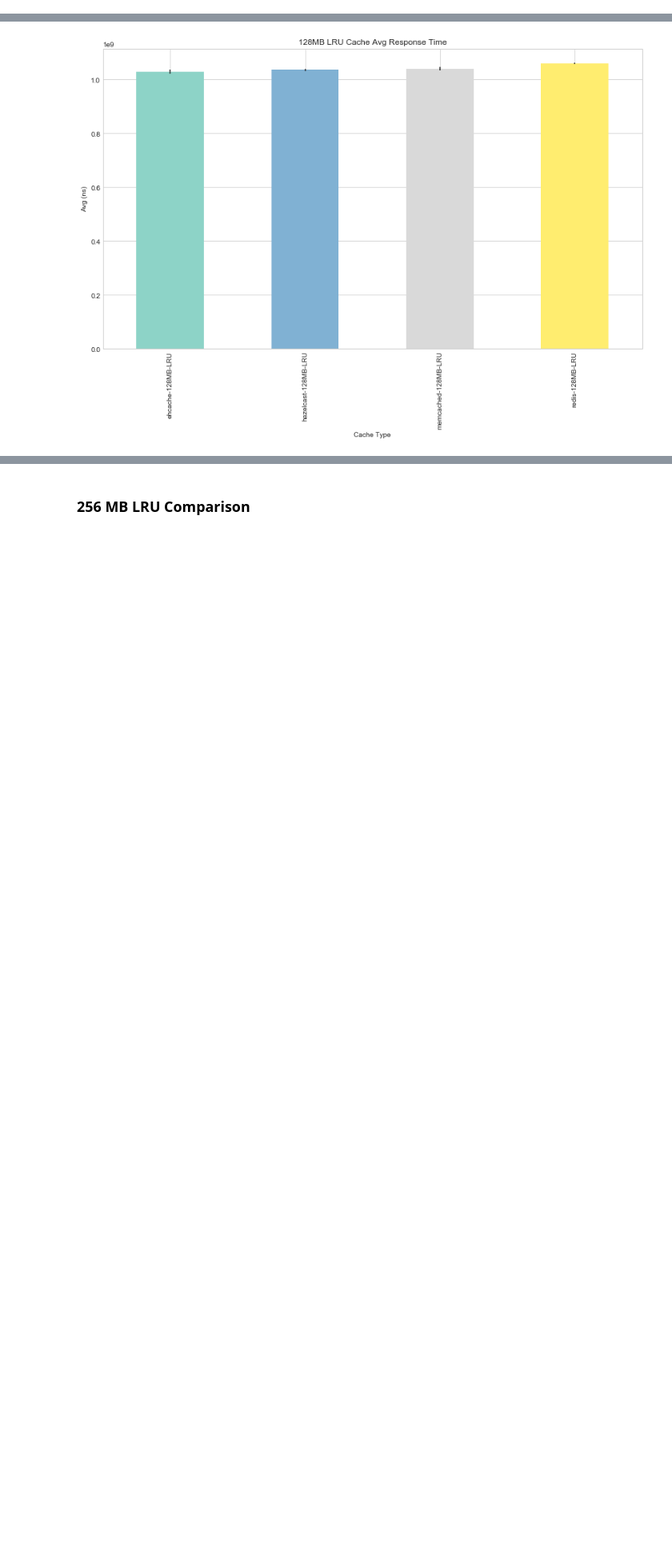
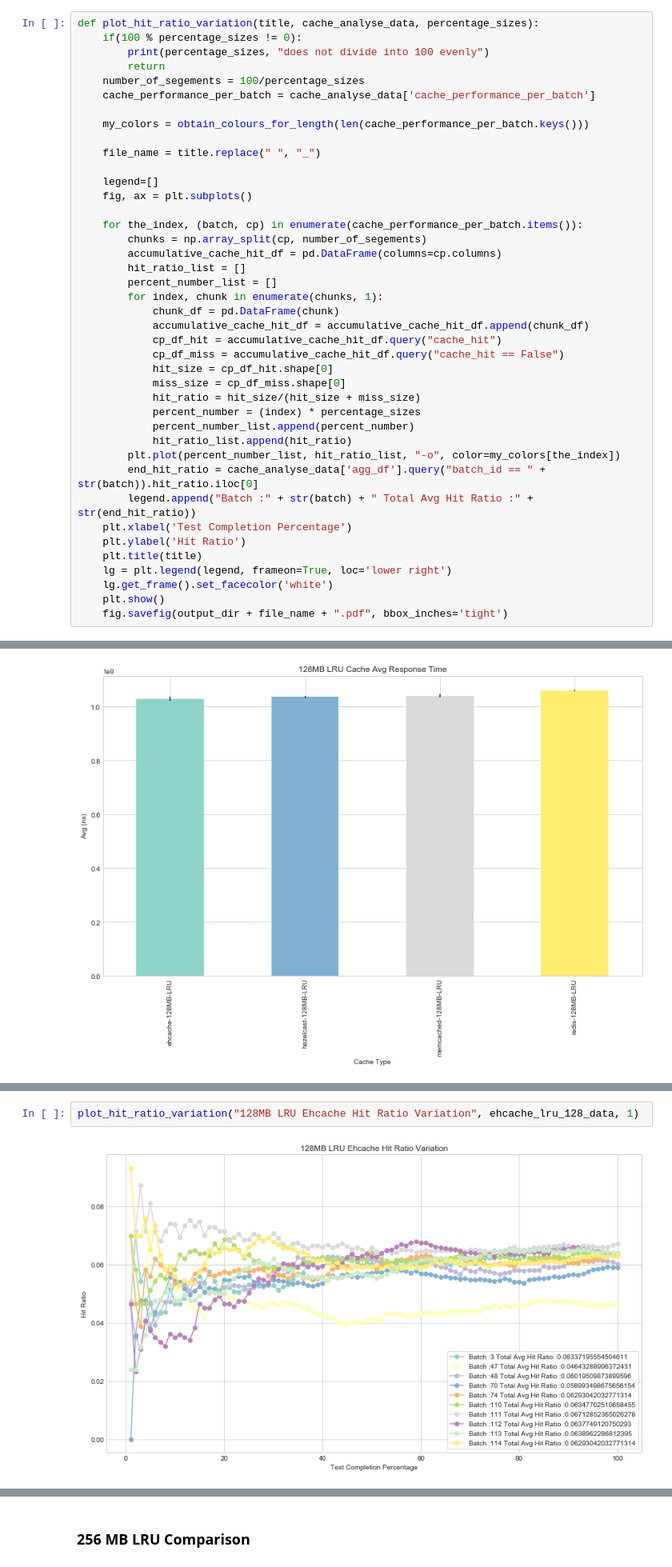
Before and after one commit to 1carew1/cachingrest_data_investigation, a Jupyter notebook: Cachingrest_Data_Investigation.ipynb, the cells around one changed output, grey strips where cells are left out. Shown at 80% size. Drawn from its saved outputs; the diff is of its cells as text; blank space fills up the shorter version.

Commit message:
Adding a function for hit ratio variation

```diff
--- a/Cachingrest_Data_Investigation.ipynb
+++ b/Cachingrest_Data_Investigation.ipynb
@@ -403,3 +405,44 @@ def plot_cache_size_vs_avg_line(title, field, *cache_analyse_data_list):
+# %%
+def plot_hit_ratio_variation(title, cache_analyse_data, percentage_sizes):
+    if(100 % percentage_sizes != 0):
+        print(percentage_sizes, "does not divide into 100 evenly")
+        return
+    number_of_segements = 100/percentage_sizes
+    cache_performance_per_batch = cache_analyse_data['cache_performance_per_batch']
+
+    my_colors = obtain_colours_for_length(len(cache_performance_per_batch.keys()))
+
+    file_name = title.replace(" ", "_")
+
+    legend=[]
+    fig, ax = plt.subplots()
+
+    for the_index, (batch, cp) in enumerate(cache_performance_per_batch.items()):
+        chunks = np.array_split(cp, number_of_segements)
+        accumulative_cache_hit_df = pd.DataFrame(columns=cp.columns)
+        hit_ratio_list = []
+        percent_number_list = []
+        for index, chunk in enumerate(chunks, 1):
+            chunk_df = pd.DataFrame(chunk)
+            accumulative_cache_hit_df = accumulative_cache_hit_df.append(chunk_df)
+            cp_df_hit = accumulative_cache_hit_df.query("cache_hit")
+            cp_df_miss = accumulative_cache_hit_df.query("cache_hit == False")
+            hit_size = cp_df_hit.shape[0]
+            miss_size = cp_df_miss.shape[0]
+            hit_ratio = hit_size/(hit_size + miss_size)
+            percent_number = (index) * percentage_sizes
+            percent_number_list.append(percent_number)
+            hit_ratio_list.append(hit_ratio)
+        plt.plot(percent_number_list, hit_ratio_list, "-o", color=my_colors[the_index])
+        end_hit_ratio = cache_analyse_data['agg_df'].query("batch_id == " + str(batch)).hit_ratio.iloc[0]
+        legend.append("Batch :" + str(batch) + " Total Avg Hit Ratio :" + str(end_hit_ratio))
+    plt.xlabel('Test Completion Percentage')
+    plt.ylabel('Hit Ratio')
+    plt.title(title)
+    lg = plt.legend(legend, frameon=True, loc='lower right')
+    lg.get_frame().set_facecolor('white')
+    plt.show()
+    fig.savefig(output_dir + file_name + ".pdf", bbox_inches='tight')
 # %% [markdown]
 ### Global Data
 # %%
@@ -726,0 +772,4 @@ plot_avg("128MB LRU Cache Avg Response Time",
+# %%
+plot_hit_ratio_variation("128MB LRU Ehcache Hit Ratio Variation", ehcache_lru_128_data, 1)
+# %% [output]
+[figure, added]
```
Also changed, not shown: parts of 4 cells of this notebook.
